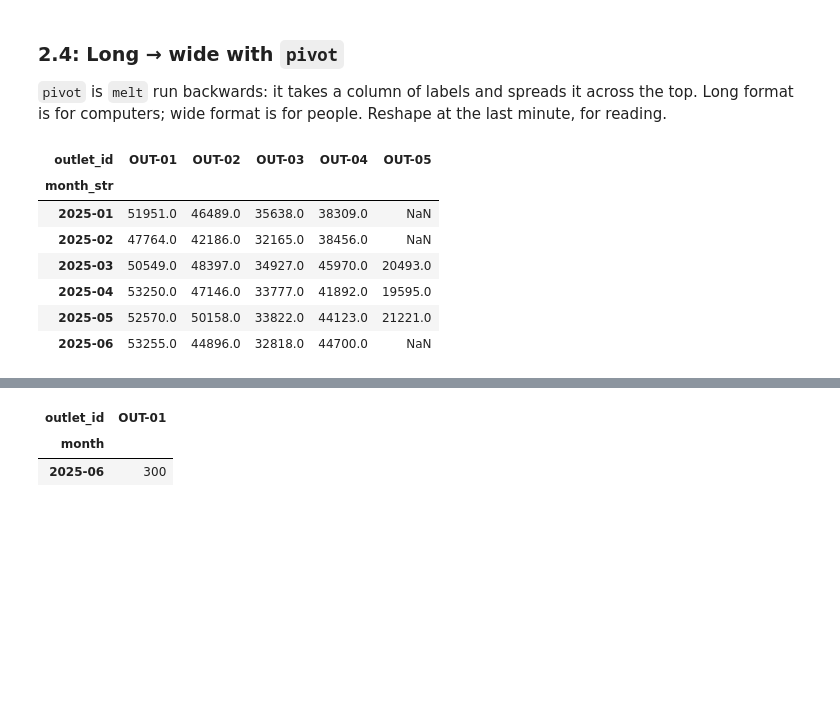
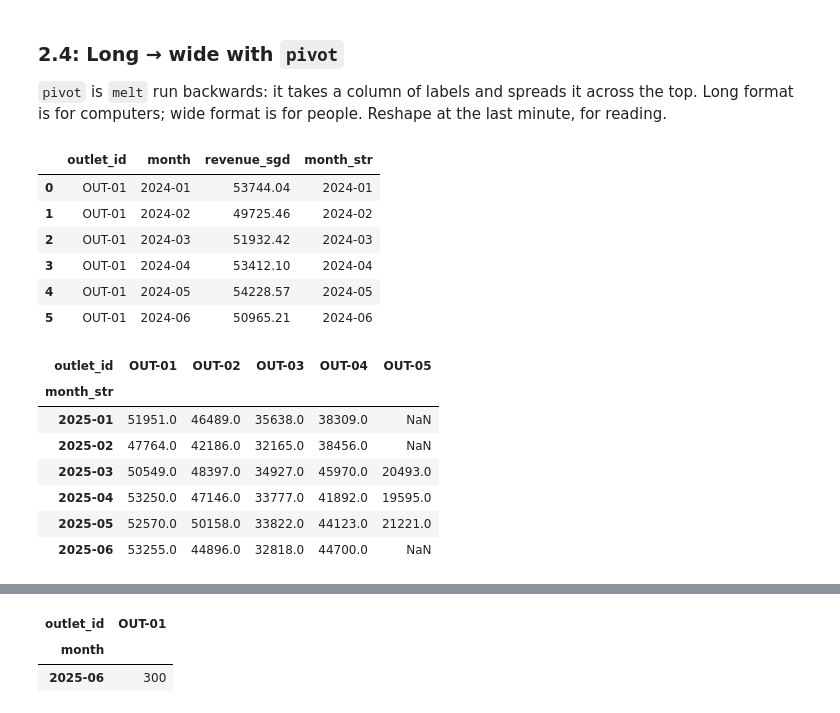
Before and after one commit to PP-123-nt/6m-data-1.9-eda-advanced, a Jupyter notebook: notebooks/Part_2_data_integration.ipynb, the cells around one changed output, grey strips where cells are left out. Saved outputs shown, nothing was run; the diff lists cells and outputs as text; code cells hidden in the pictures; blank space fills up the shorter version.

```diff
--- a/notebooks/Part_2_data_integration.ipynb
+++ b/notebooks/Part_2_data_integration.ipynb
@@ -510,19 +510,28 @@ Long format is for computers; wide format is for people. Reshape at the last min
 # %%
 # 👉 One row per month, one column per outlet. `pivot` needs three things: what goes down the
 #    side (index), what goes across the top (columns), and what fills the middle (values)
 
+display(monthly.head(6))
+
 wide_view = monthly.pivot(index="month_str", columns="outlet_id", values="revenue_sgd").round(0)
 
 wide_view.tail(6)
 # %% [output]
-| outlet_id | OUT-01 | OUT-02 | OUT-03 | OUT-04 | OUT-05 |
-| month_str |  |  |  |  |  |
-| 2025-01 | 51951.0 | 46489.0 | 35638.0 | 38309.0 | NaN |
-| 2025-02 | 47764.0 | 42186.0 | 32165.0 | 38456.0 | NaN |
-| 2025-03 | 50549.0 | 48397.0 | 34927.0 | 45970.0 | 20493.0 |
-| 2025-04 | 53250.0 | 47146.0 | 33777.0 | 41892.0 | 19595.0 |
-| 2025-05 | 52570.0 | 50158.0 | 33822.0 | 44123.0 | 21221.0 |
-| 2025-06 | 53255.0 | 44896.0 | 32818.0 | 44700.0 | NaN |
+|  | outlet_id | month | revenue_sgd | month_str |
+| 0 | OUT-01 | 2024-01 | 53744.04 | 2024-01 |
+| 1 | OUT-01 | 2024-02 | 49725.46 | 2024-02 |
+| 2 | OUT-01 | 2024-03 | 51932.42 | 2024-03 |
+| 3 | OUT-01 | 2024-04 | 53412.10 | 2024-04 |
+| 4 | OUT-01 | 2024-05 | 54228.57 | 2024-05 |
+| 5 | OUT-01 | 2024-06 | 50965.21 | 2024-06 |
+| outlet_id | OUT-01 | OUT-02 | OUT-03 | OUT-04 | OUT-05 |
+| month_str |  |  |  |  |  |
+| 2025-01 | 51951.0 | 46489.0 | 35638.0 | 38309.0 | NaN |
+| 2025-02 | 47764.0 | 42186.0 | 32165.0 | 38456.0 | NaN |
+| 2025-03 | 50549.0 | 48397.0 | 34927.0 | 45970.0 | 20493.0 |
+| 2025-04 | 53250.0 | 47146.0 | 33777.0 | 41892.0 | 19595.0 |
+| 2025-05 | 52570.0 | 50158.0 | 33822.0 | 44123.0 | 21221.0 |
+| 2025-06 | 53255.0 | 44896.0 | 32818.0 | 44700.0 | NaN |
 # %%
 # 👉 `pivot` fails if a single (index, columns) cell would hold more than one value --
 #  it has no instruction for what to do with the second one. Here, two rows land in the same cell:
```
Also changed, not shown: parts of 3 cells of this notebook.
